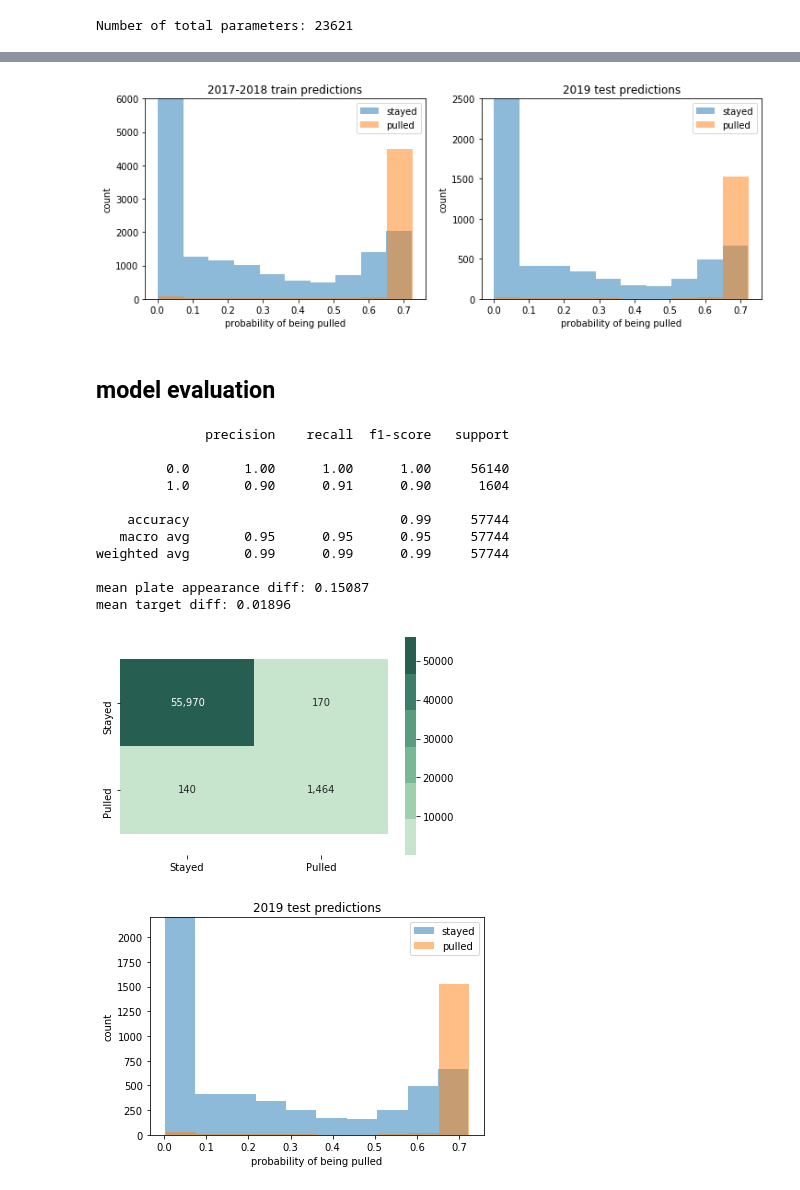
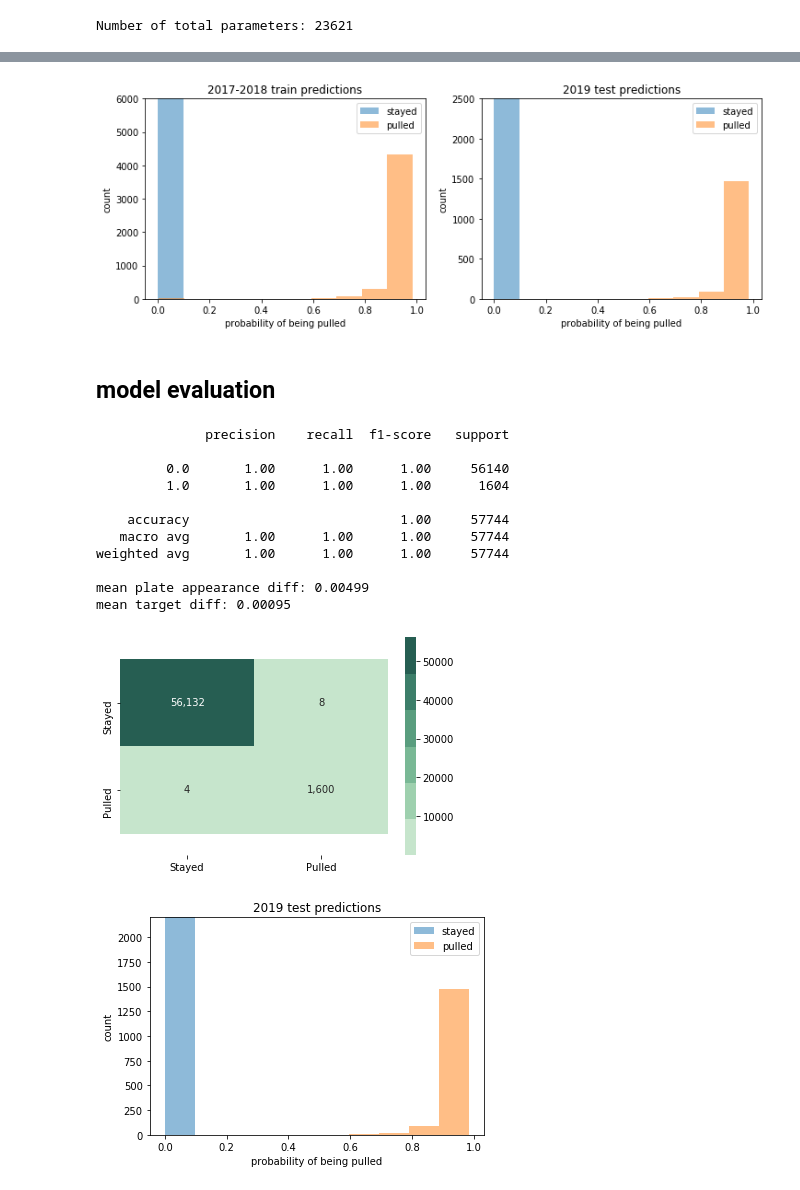
Before and after one commit to collinprather/pull-the-pitcher, a Jupyter notebook: modeling/drsa_modeling.ipynb, the cells around one changed output, grey strips where cells are left out. Cells and saved outputs as stored; diff of their text form; code cells hidden in the pictures.

```diff
--- a/modeling/drsa_modeling.ipynb
+++ b/modeling/drsa_modeling.ipynb
@@ -227,5 +227,5 @@ print(f"Number of total parameters: {total_params}")
 Number of total parameters: 23621
 # %%
 # training model
-train_epocs(drsa, optimizer, train_dl, valid_dl, alpha=1.0, epochs=41, print_every=5)
+train_epocs(drsa, optimizer, train_dl, valid_dl, alpha=1.0, epochs=61, print_every=5)
 # %% [output]
@@ -281,6 +283,6 @@ fig, ax = plt.subplots(1, 2, figsize=(12, 4))
 preds_histogram(train_df["last_batter"], train_df["pred"], ax=ax[0], ylim = (0, 6000), title="2017-2018 train predictions")
 preds_histogram(valid_df["last_batter"], valid_df["pred"], ax=ax[1], ylim=(0, 2500), title="2019 test predictions")
 # %% [output]
-[figure, old version]
+[figure, new version]
 # %%
 # saving model
@@ -288,18 +290,18 @@ preds_histogram(valid_df["last_batter"], valid_df["pred"], ax=ax[1], ylim=(0, 25
 # %% [markdown]
 ## model evaluation
 # %%
-print_all_metrics(valid_df["last_batter"], valid_df["pred"], thresh=0.7)
+print_all_metrics(valid_df["last_batter"], valid_df["pred"], thresh=0.5)
 # %% [output]
               precision    recall  f1-score   support
 
          0.0       1.00      1.00      1.00     56140
-         1.0       0.90      0.91      0.90      1604
+         1.0       1.00      1.00      1.00      1604
 
-    accuracy                           0.99     57744
-   macro avg       0.95      0.95      0.95     57744
-weighted avg       0.99      0.99      0.99     57744
+    accuracy                           1.00     57744
+   macro avg       1.00      1.00      1.00     57744
+weighted avg       1.00      1.00      1.00     57744
 
-mean plate appearance diff: 0.15087
-mean target diff: 0.01896
+mean plate appearance diff: 0.00499
+mean target diff: 0.00095
-[figure, old version]
+[figure, new version]
-[figure, old version]
+[figure, new version]
```
Also changed, not shown: parts of 4 cells of this notebook.
